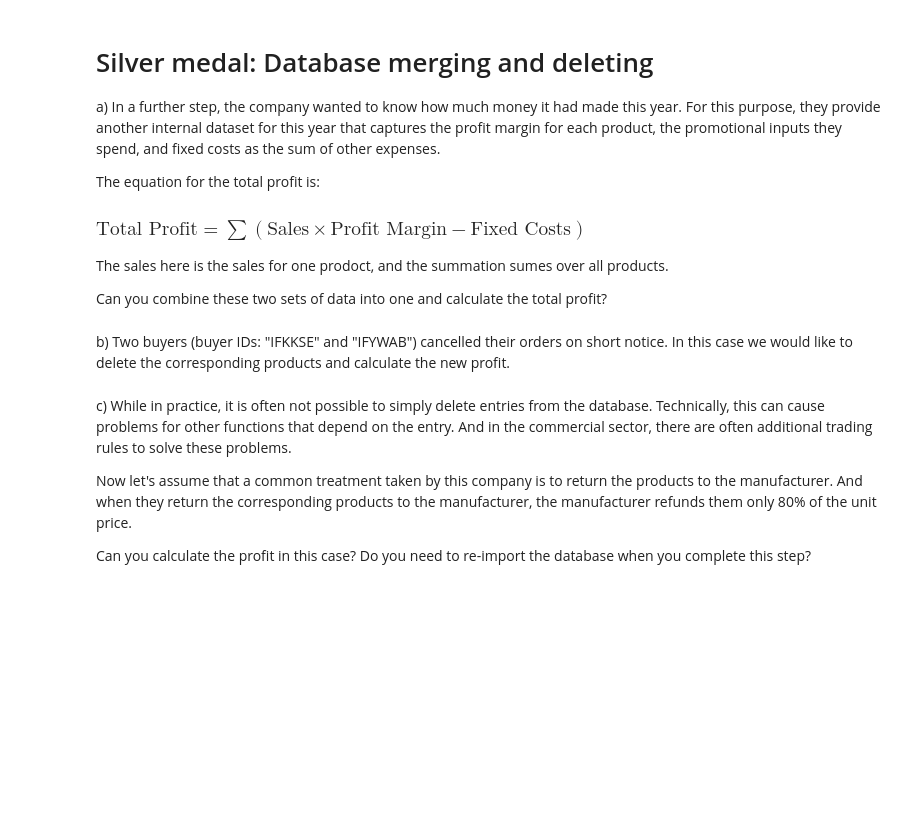
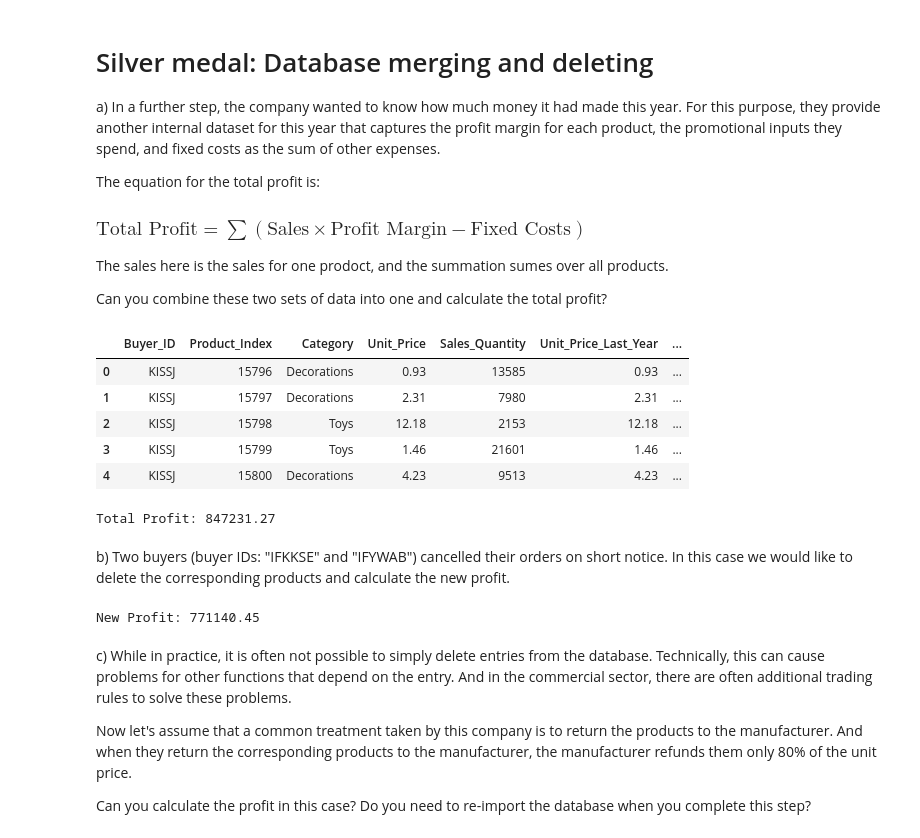
Before and after one commit to mac1102/computational-thinking-week-individual-15392627, a Jupyter notebook: challenge_vectors_matrices/Review_Vectors.ipynb, the cells around one changed output. Cells and saved outputs as stored; diff of their text form; code cells hidden in the pictures; blank space fills up the shorter version.

```diff
--- a/challenge_vectors_matrices/Review_Vectors.ipynb
+++ b/challenge_vectors_matrices/Review_Vectors.ipynb
@@ -131,24 +132,59 @@ Can you combine these two sets of data into one and calculate the total profit?
 # %%
 # You can combine these two sets of data here
-merged_df = None # TO DO
+merged_df = pd.merge(
+    external_df,
+    internal_df,
+    on="Product_Index"
+)
+
+merged_df.head()
+# %% [output]
+|  | Buyer_ID | Product_Index | Category | Unit_Price | Sales_Quantity | Unit_Price_Last_Year | ... |
+| 0 | KISSJ | 15796 | Decorations | 0.93 | 13585 | 0.93 | ... |
+| 1 | KISSJ | 15797 | Decorations | 2.31 | 7980 | 2.31 | ... |
+| 2 | KISSJ | 15798 | Toys | 12.18 | 2153 | 12.18 | ... |
+| 3 | KISSJ | 15799 | Toys | 1.46 | 21601 | 1.46 | ... |
+| 4 | KISSJ | 15800 | Decorations | 4.23 | 9513 | 4.23 | ... |
 # %%
 # Start to calculate the total profit
 def compute_total_profit(merged_df):
-    # TO DO
-    pass
-    return # TO DO
+    sales = (
+        merged_df["Unit_Price"]
+        * merged_df["Sales_Quantity"]
+    )
 
-print(f"Total Profit: {compute_total_profit(merged_df):.2f}")
+    profit = (
+        sales * merged_df["Profit_Margin"]
+        - merged_df["Fixed_Costs"]
+    )
+
+    return profit.sum()
+
+
+print(
+    f"Total Profit: {compute_total_profit(merged_df):.2f}"
+)
+# %% [output]
+Total Profit: 847231.27
 # %% [markdown]
 b) Two buyers (buyer IDs: "IFKKSE" and "IFYWAB") cancelled their orders on short notice. In this case we would like to delete the corresponding products and calculate the new profit.
 # %%
 # Start to calculate new profit after removing certain buyers
 def compute_profit_delete(df):
-    # TO DO
-    pass
-    return # TO DO
+    cancelled_buyers = ["IFKKSE", "IFYWAB"]
 
-print(f"New Profit: {compute_profit_delete(merged_df):.2f}")
+    filtered_df = df[
+        ~df["Buyer_ID"].isin(cancelled_buyers)
+    ]
+
+    return compute_total_profit(filtered_df)
+
+
+print(
+    f"New Profit: {compute_profit_delete(merged_df):.2f}"
+)
+# %% [output]
+New Profit: 771140.45
 # %% [markdown]
 c) While in practice, it is often not possible to simply delete entries from the database. Technically, this can cause problems for other functions that depend on the entry. And in the commercial sector, there are often additional trading rules to solve these problems.
 
```
Also changed, not shown: parts of 7 cells of this notebook.
